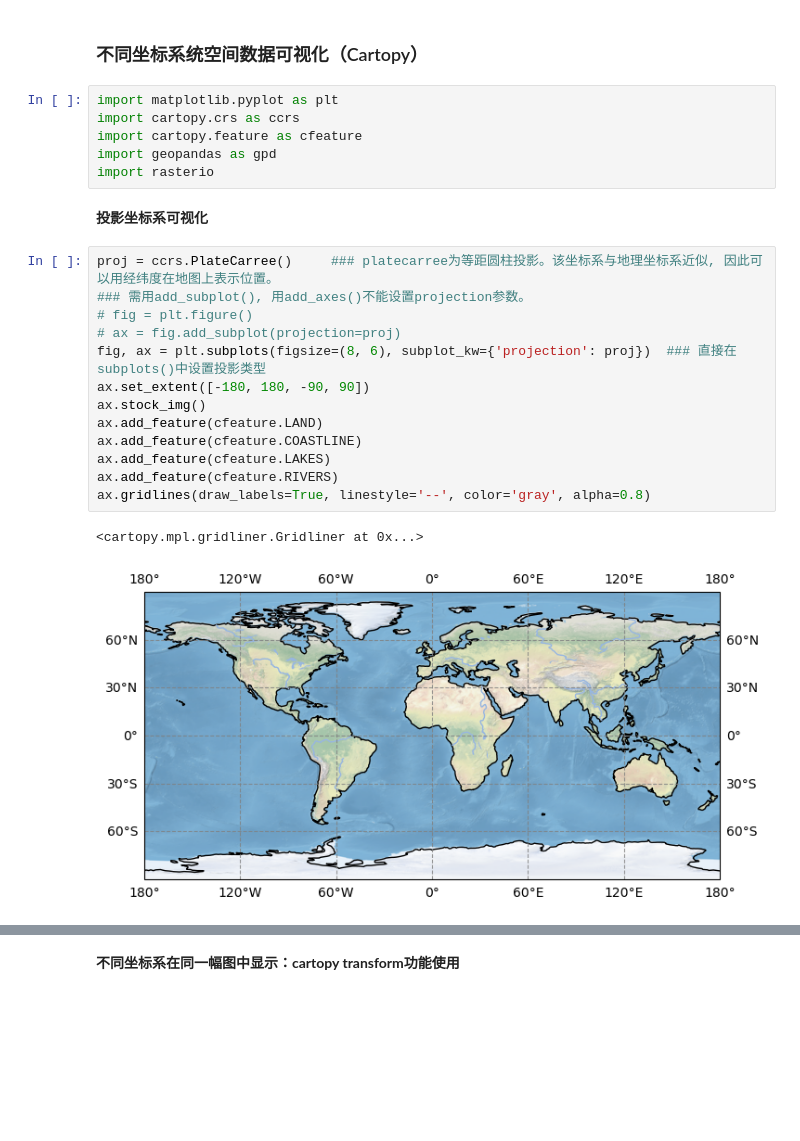
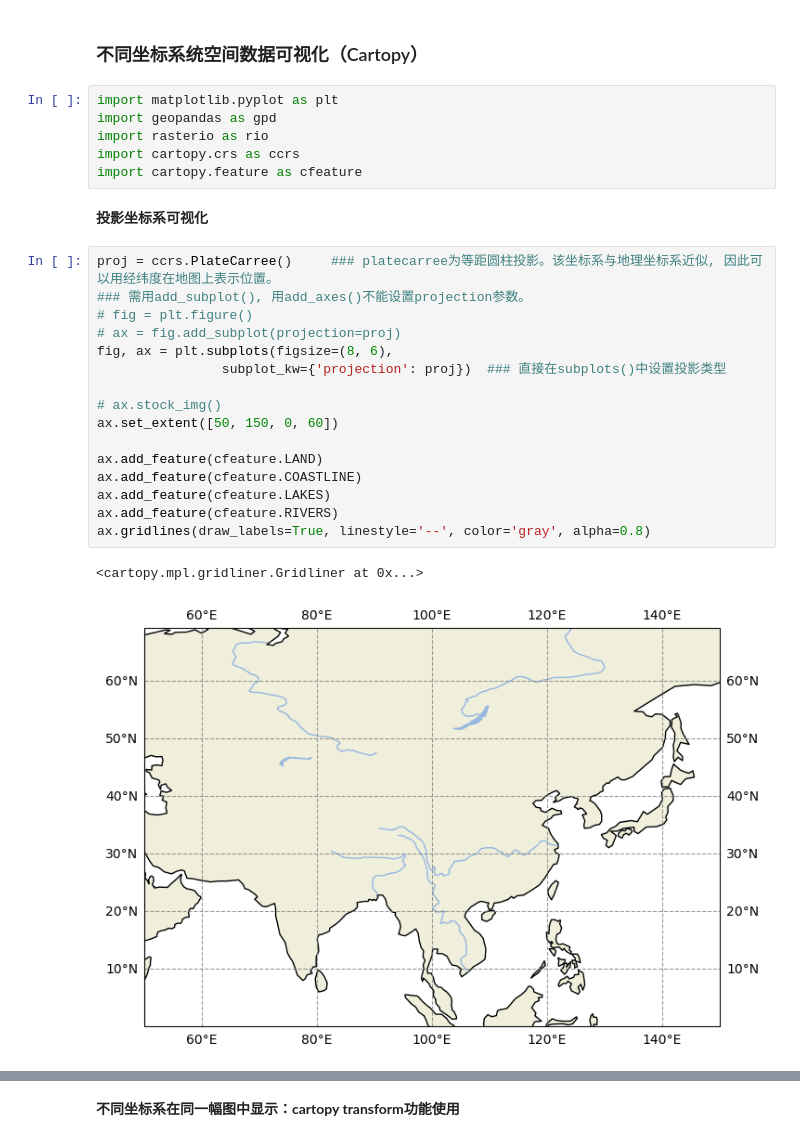
Before and after one commit to xinluo2018/spatial-data-processing, a Jupyter notebook: 第4章-空间参考与坐标转换/2_2_cartopy.ipynb, the cells around one changed output, grey strips where cells are left out. Cells and saved outputs as stored; diff of their text form; blank space fills up the shorter version.

```diff
--- a/第4章-空间参考与坐标转换/2_2_cartopy.ipynb
+++ b/第4章-空间参考与坐标转换/2_2_cartopy.ipynb
@@ -2,26 +2,29 @@
 ### 不同坐标系统空间数据可视化（Cartopy）
 # %%
 import matplotlib.pyplot as plt
+import geopandas as gpd
+import rasterio as rio
 import cartopy.crs as ccrs
 import cartopy.feature as cfeature
-import geopandas as gpd
-import rasterio
 # %% [markdown]
 **投影坐标系可视化**
 # %%
 proj = ccrs.PlateCarree()     ### platecarree为等距圆柱投影。该坐标系与地理坐标系近似, 因此可以用经纬度在地图上表示位置。
 ### 需用add_subplot(), 用add_axes()不能设置projection参数。
 # fig = plt.figure()
 # ax = fig.add_subplot(projection=proj)
-fig, ax = plt.subplots(figsize=(8, 6), subplot_kw={'projection': proj})  ### 直接在subplots()中设置投影类型
-ax.set_extent([-180, 180, -90, 90])
-ax.stock_img()
+fig, ax = plt.subplots(figsize=(8, 6),
+                subplot_kw={'projection': proj})  ### 直接在subplots()中设置投影类型
+
+# ax.stock_img()
+ax.set_extent([50, 150, 0, 60])
+
 ax.add_feature(cfeature.LAND)
 ax.add_feature(cfeature.COASTLINE)
 ax.add_feature(cfeature.LAKES)
 ax.add_feature(cfeature.RIVERS)
 ax.gridlines(draw_labels=True, linestyle='--', color='gray', alpha=0.8)
 # %% [output]
 <cartopy.mpl.gridliner.Gridliner at 0x...>
-[figure, old version]
+[figure, new version]
 # %%
```
Also changed, not shown: parts of 4 cells of this notebook, 28 other files.
